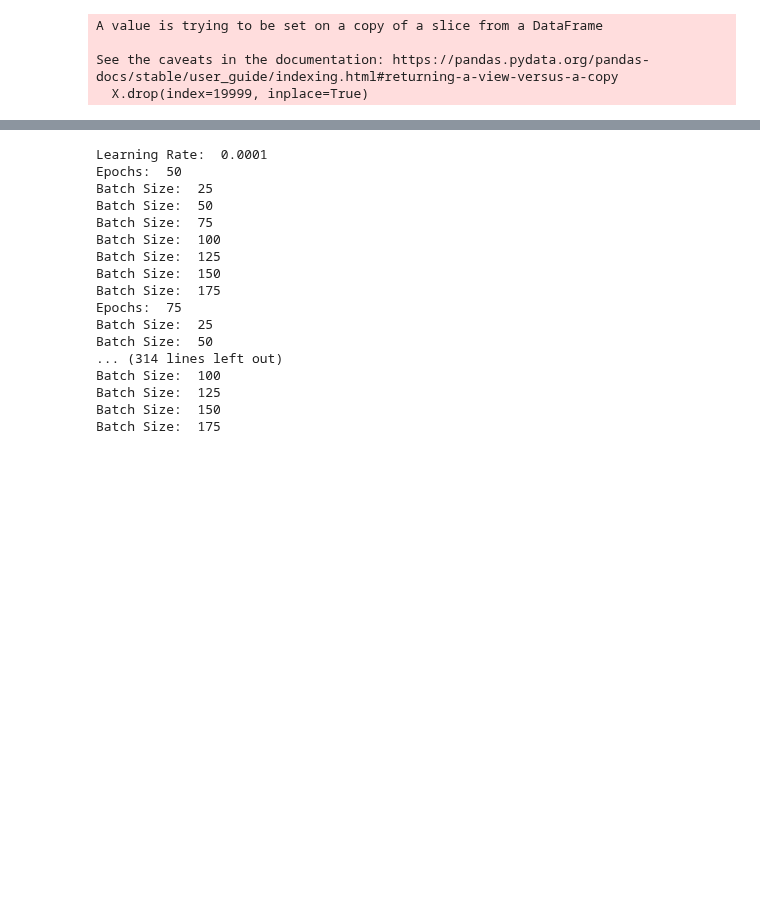
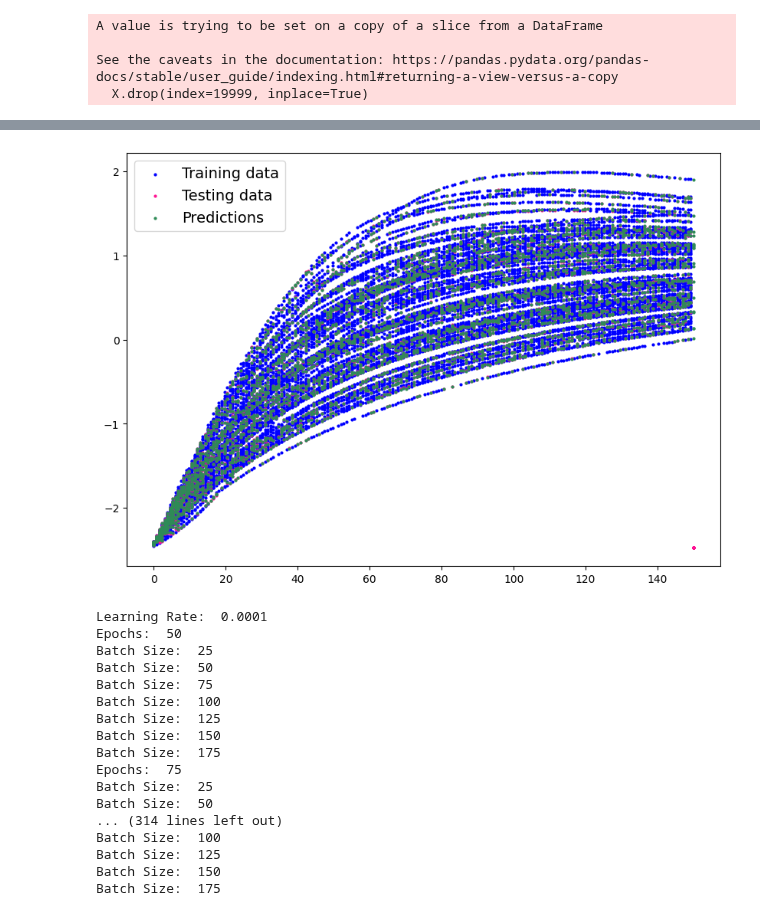
Before and after one commit to swamilikes2code/Python_based_Interactive_Scientific_Visualization, a Jupyter notebook: digital_lab_twin/maddie-nn/modularNNTest.ipynb, the cells around one changed output, grey strips where cells are left out. Cells and saved outputs as stored; diff of their text form; code cells hidden in the pictures; blank space fills up the shorter version.

```diff
--- a/digital_lab_twin/maddie-nn/modularNNTest.ipynb
+++ b/digital_lab_twin/maddie-nn/modularNNTest.ipynb
@@ -100,3 +100,11 @@ mnn.saveModel(model, stScalerX, stScalerY)
+# %%
+mnn.plot_predictions(train_data=XTrainTime,
+                        train_labels=Y_train_tensor[:, 2],
+                        test_data=XTestTime,
+                        test_labels=Y_test_tensor[:, 2],
+                        predictions=y_preds[:, 2])
+# %% [output]
+[figure, added]
 # %%
 #for loop to find best model
 #create array to hold best model parameters
```
Also changed, not shown: parts of 1 cell of this notebook, 14 other files.
